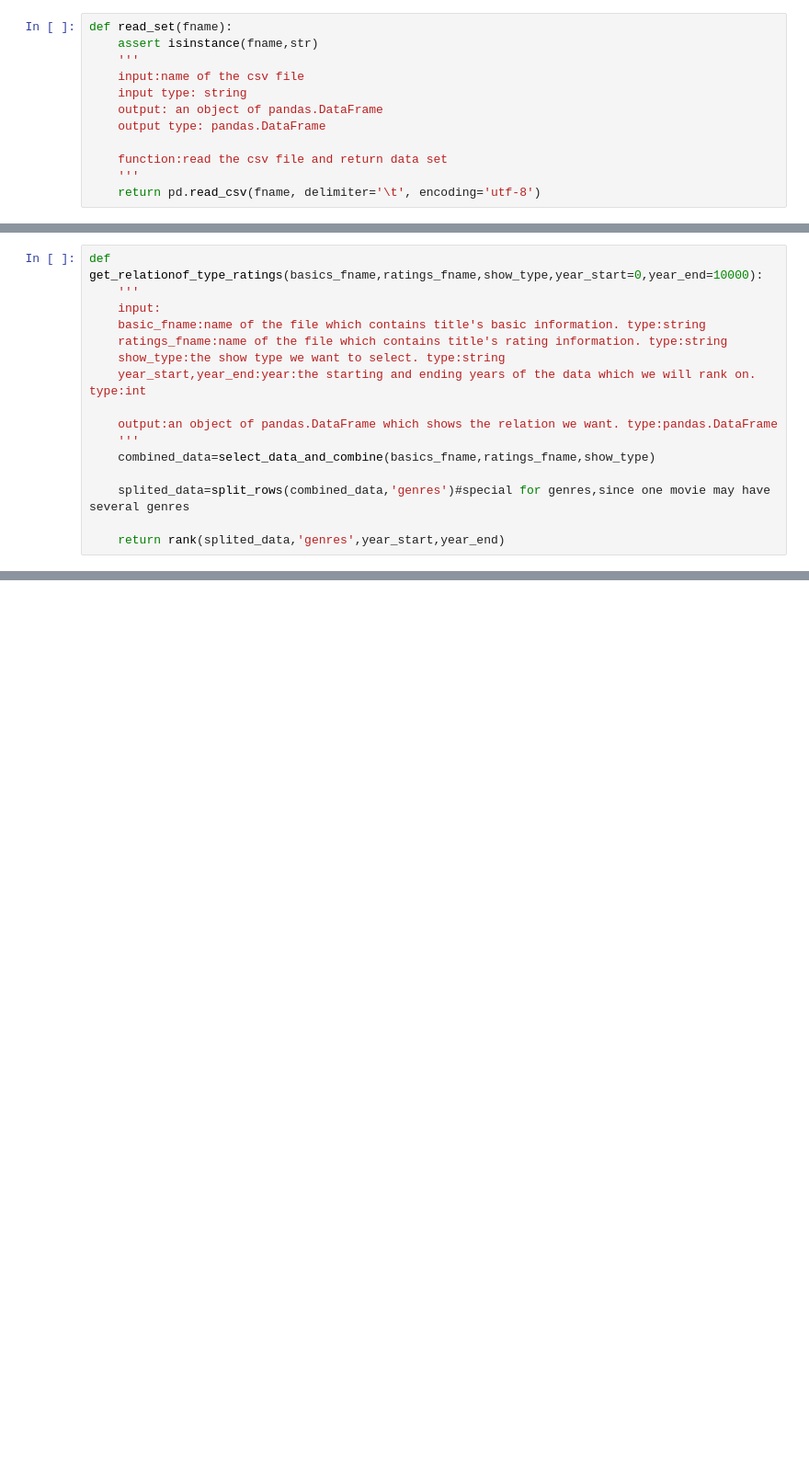
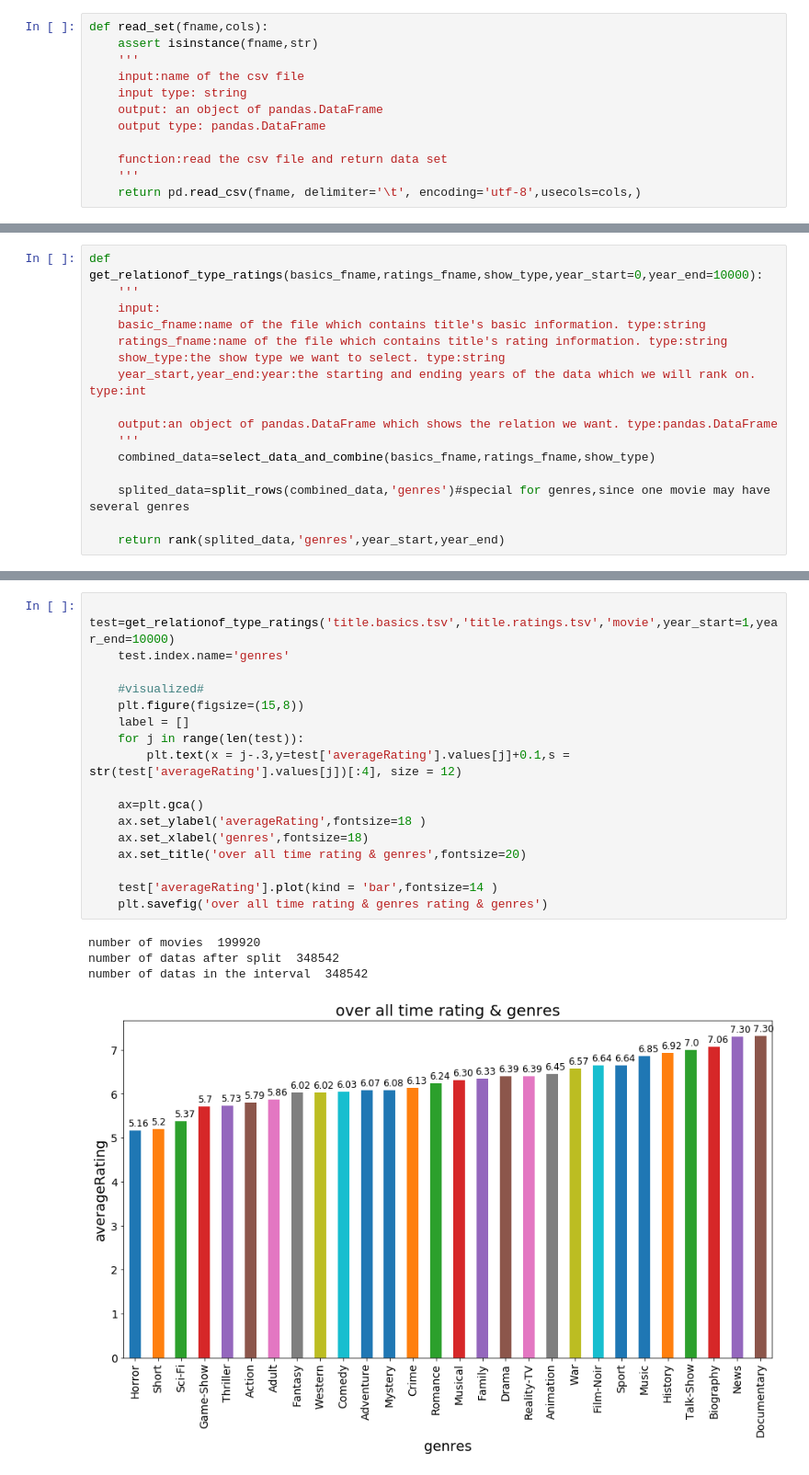
Before and after one commit to xinhezhang/IMDb, a Jupyter notebook: types_and_ratings.ipynb, the cells around one changed output, grey strips where cells are left out. Shown: that part at 92% size. Cells and saved outputs as stored; diff of their text form; blank space fills up the shorter version.

```diff
--- a/types_and_ratings.ipynb
+++ b/types_and_ratings.ipynb
@@ -3,7 +3,7 @@ import numpy as np
 import pandas as pd
 import matplotlib.pyplot as plt
 # %%
-def read_set(fname):
+def read_set(fname,cols):
     assert isinstance(fname,str)
     '''
     input:name of the csv file
@@ -13,7 +13,7 @@ def read_set(fname):
 
     function:read the csv file and return data set
     '''
-    return pd.read_csv(fname, delimiter='\t', encoding='utf-8')
+    return pd.read_csv(fname, delimiter='\t', encoding='utf-8',usecols=cols,)
 # %%
 def select_data_and_combine(basics_fname,ratings_fname,show_type):
     '''
@@ -122,0 +154,22 @@ test.plot(kind='bar')
+# %%
+    test=get_relationof_type_ratings('title.basics.tsv','title.ratings.tsv','movie',year_start=1,year_end=10000)
+    test.index.name='genres'
+
+    #visualized#
+    plt.figure(figsize=(15,8))
+    label = []
+    for j in range(len(test)):
+        plt.text(x = j-.3,y=test['averageRating'].values[j]+0.1,s = str(test['averageRating'].values[j])[:4], size = 12)
+
+    ax=plt.gca()
+    ax.set_ylabel('averageRating',fontsize=18 )
+    ax.set_xlabel('genres',fontsize=18)
+    ax.set_title('over all time rating & genres',fontsize=20)
+
+    test['averageRating'].plot(kind = 'bar',fontsize=14 )
+    plt.savefig('over all time rating & genres rating & genres')
+# %% [output]
+number of movies  199920
+number of datas after split  348542
+number of datas in the interval  348542
+[figure, added]
```
Also changed, not shown: parts of 7 cells of this notebook.
